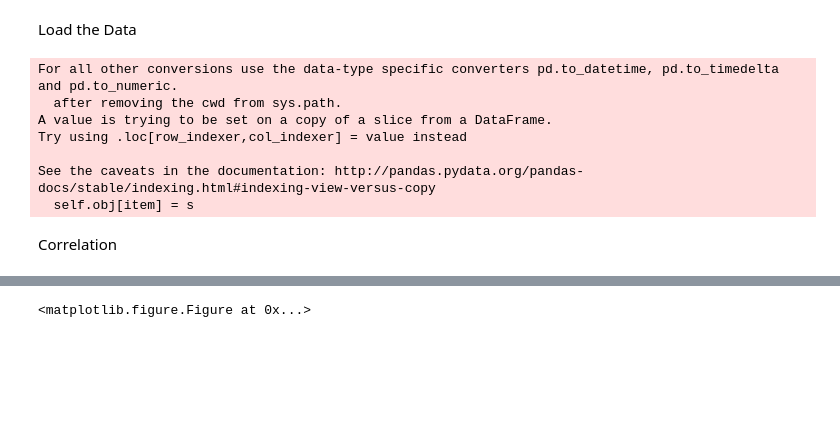
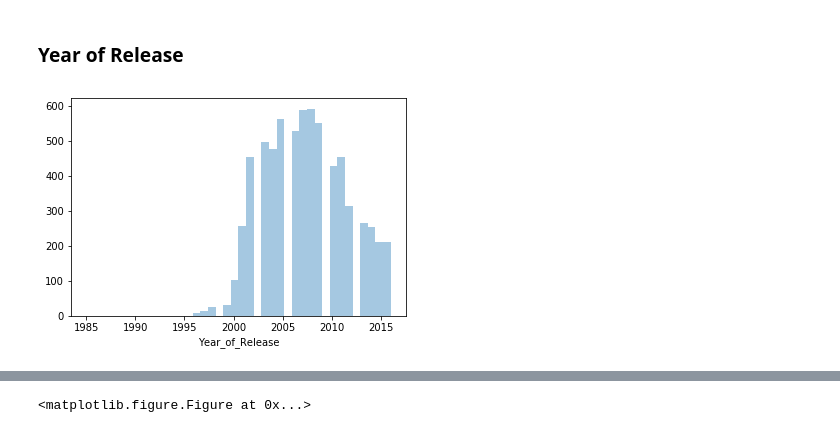
Before and after one commit to ivamih/PR16IMMK, a Jupyter notebook: Final report.ipynb, the cells around one changed output, grey strips where cells are left out. Cells and saved outputs as stored; diff of their text form; code cells hidden in the pictures; blank space fills up the shorter version.

```diff
--- a/Final report.ipynb
+++ b/Final report.ipynb
@@ -13,17 +55,11 @@ import matplotlib.patches as mpatches
-# %% [markdown]
-Load the Data
 # %%
 vg_df = pd.read_csv('Video_Games_Sales_as_at_22_Dec_2016.csv')
 vg_cleaned = vg_df.dropna(axis=0, how='any')
-
-vg_cleaned.loc[:,'User_Score'] = vg_cleaned.loc[:,'User_Score'].convert_objects(convert_numeric=True);
+vg_cleaned.User_Score = vg_cleaned.User_Score.convert_objects(convert_numeric=True)
+vg_cleaned.loc[:,'Year_of_Release'] = vg_cleaned.loc[:,'Year_of_Release'].astype(int)
-# %% [output]
-For all other conversions use the data-type specific converters pd.to_datetime, pd.to_timedelta and pd.to_numeric.
-  after removing the cwd from sys.path.
-A value is trying to be set on a copy of a slice from a DataFrame.
-Try using .loc[row_indexer,col_indexer] = value instead
-
-See the caveats in the documentation: http://pandas.pydata.org/pandas-docs/stable/indexing.html#indexing-view-versus-copy
-  self.obj[item] = s
-# %% [markdown]
-Correlation
+# %% [markdown]
+### Year of Release
+# %%
+sns.distplot(vg_cleaned.Year_of_Release, kde=False, bins = 40);
+# %% [output]
+[figure, added]
```
Also changed, not shown: parts of 62 cells of this notebook.
